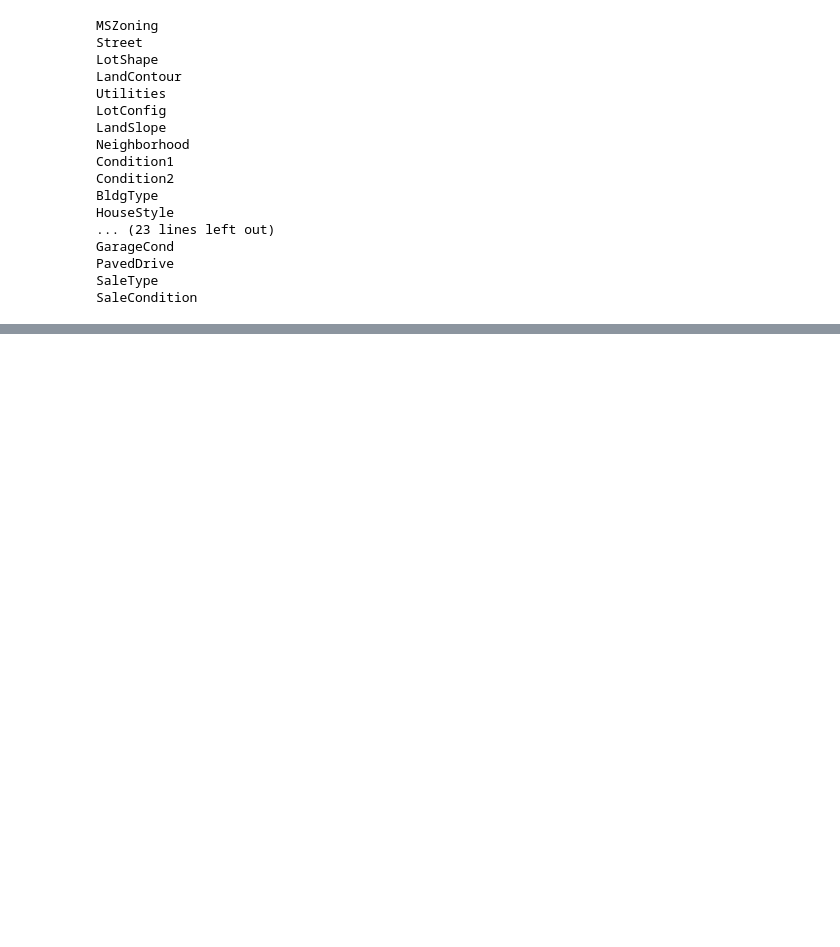
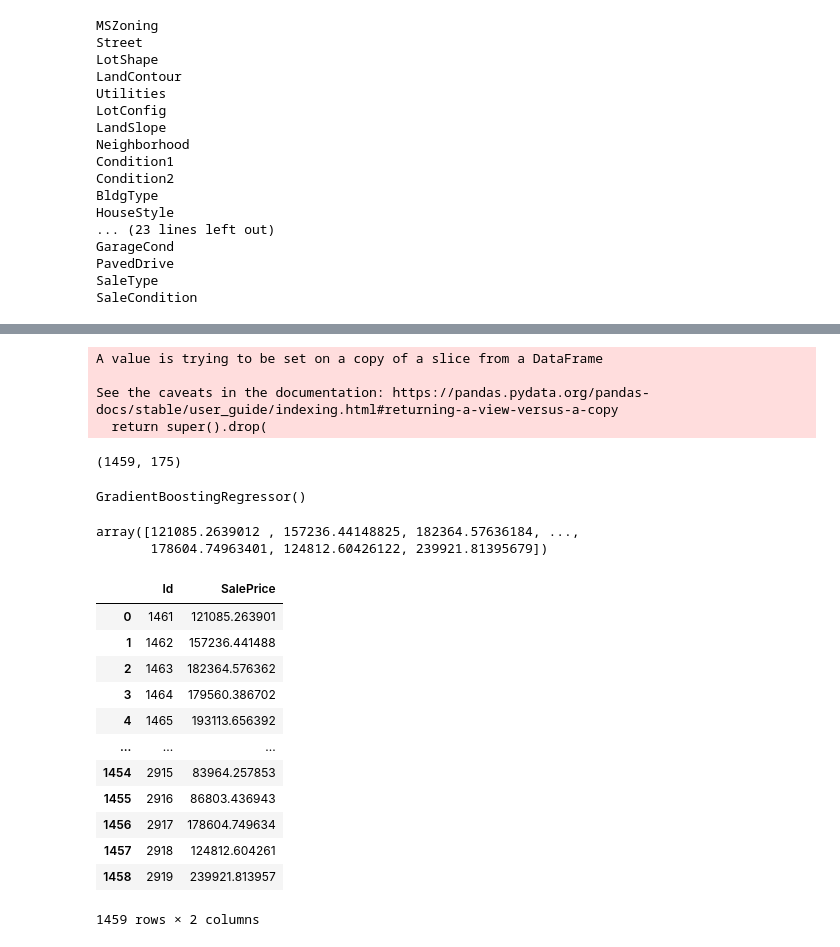
Before and after one commit to sinchan-s/everything_data_science, a Jupyter notebook: house-prices-advanced-regression-techniques/House_price_prediction.ipynb, the cells around one changed output, grey strips where cells are left out. Saved outputs shown, nothing was run; the diff lists cells and outputs as text; code cells hidden in the pictures; blank space fills up the shorter version.

Commit message:
House Price + 1st submission file

```diff
--- a/house-prices-advanced-regression-techniques/House_price_prediction.ipynb
+++ b/house-prices-advanced-regression-techniques/House_price_prediction.ipynb
@@ -203,0 +264,20 @@ final_df.head()
+# %%
+df_test.drop(['SalePrice'], axis=1, inplace=True)
+# %% [output]
+A value is trying to be set on a copy of a slice from a DataFrame
+
+See the caveats in the documentation: https://pandas.pydata.org/pandas-docs/stable/user_guide/indexing.html#returning-a-view-versus-a-copy
+  return super().drop(
+# %%
+df_test.shape
+# %% [output]
+(1459, 175)
+# %%
+x_train = df_train.drop(['SalePrice'], axis=1)
+y_train = df_train['SalePrice']
+# %%
+from sklearn.ensemble import GradientBoostingRegressor
+classifier = GradientBoostingRegressor()
+classifier.fit(x_train, y_train)
+# %% [output]
+GradientBoostingRegressor()
@@ -203,0 +288,26 @@ final_df.head()
+# %%
+y_pred = classifier.predict(df_test)
+y_pred
+# %% [output]
+array([121085.2639012 , 157236.44148825, 182364.57636184, ...,
+       178604.74963401, 124812.60426122, 239921.81395679])
+# %%
+pred = pd.DataFrame(y_pred)
+sub_df = pd.read_csv('sample_submission.csv')
+datasets = pd.concat([sub_df['Id'],pred], axis=1)
+datasets.columns = ['Id','SalePrice']
+datasets
+# %% [output]
+|  | Id | SalePrice |
+| 0 | 1461 | 121085.263901 |
+| 1 | 1462 | 157236.441488 |
+| 2 | 1463 | 182364.576362 |
+| 3 | 1464 | 179560.386702 |
+| 4 | 1465 | 193113.656392 |
+| ... | ... | ... |
+| 1454 | 2915 | 83964.257853 |
+| 1455 | 2916 | 86803.436943 |
+| 1456 | 2917 | 178604.749634 |
+| 1457 | 2918 | 124812.604261 |
+| 1458 | 2919 | 239921.813957 |
+1459 rows × 2 columns
```
Also changed, not shown: parts of 15 cells of this notebook, 2 other files.
